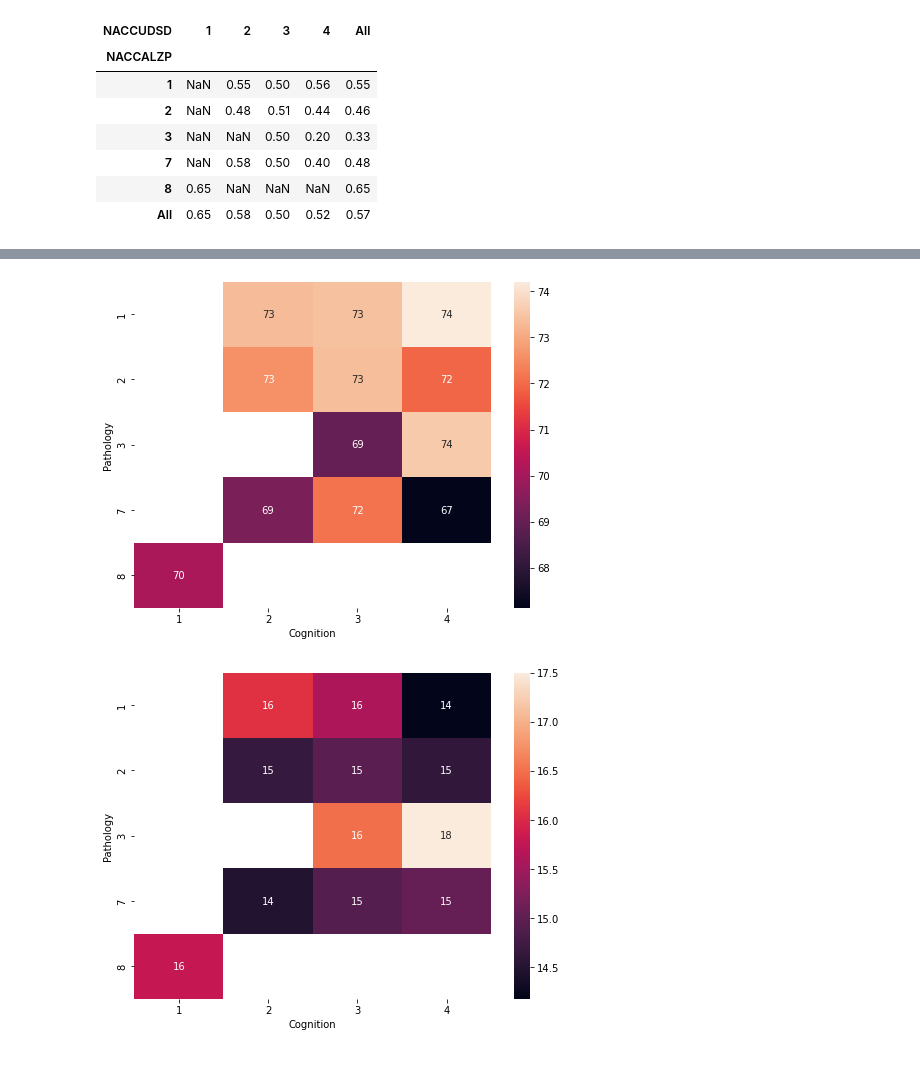
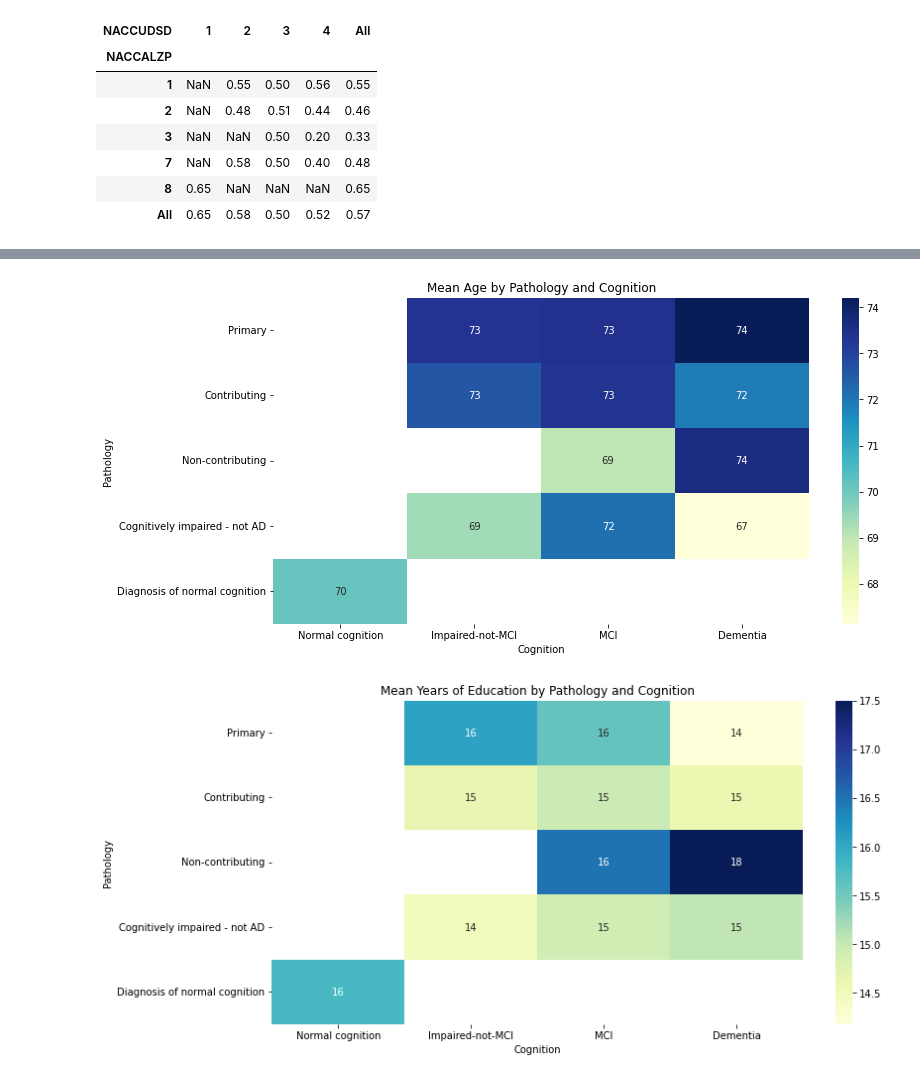
Before and after one commit to JeremyJosephLin/STA275_final_project, a Jupyter notebook: data/EDA.ipynb, the cells around one changed output, grey strips where cells are left out. Drawn from its saved outputs; the diff is of its cells as text; code cells hidden in the pictures.

```diff
--- a/data/EDA.ipynb
+++ b/data/EDA.ipynb
@@ -69,3 +87,10 @@ ALZP:
+# %%
+uds['NACCUDSD'] = pd.Categorical(uds.NACCUDSD)
+uds['NACCALZP'] = pd.Categorical(uds.NACCALZP)
+uds['UDSD_LAB'] = uds['NACCUDSD'].map({1: 'Normal cognition', 2: 'Impaired-not-MCI', 3: 'MCI', 4: 'Dementia'})
+
+uds['ALZP_LAB'] = uds['NACCALZP'].map({ 1: 'Primary', 2: 'Contributing', 3: 'Non-contributing' ,
+                                       7: 'Cognitively impaired - not AD', 8: 'Diagnosis of normal cognition'})
 # %%
 pd.crosstab( uds.NACCALZP, uds.NACCUDSD,
             #rownames=['Primary', 'Contributing', 'Non-Cont', 'Not AD', 'Normal Cog','Total'],
@@ -131,29 +171,37 @@ pd.crosstab( uds.NACCALZP, uds.NACCUDSD,
 # %%
-plt.figure(figsize=(8, 6))
+plt.figure(figsize=(12, 6))
 sns.heatmap(
-    pd.crosstab( uds.NACCALZP, uds.NACCUDSD,
+    pd.crosstab( uds.ALZP_LAB, uds.UDSD_LAB,
             colnames=['Cognition'],
             rownames=['Pathology'],
             values = uds['NACCAGE'],
             aggfunc = 'mean',
-            margins=False).round(2),
-    annot = True
+            margins=False,
+            margins_name="Total").round(2),
+    annot = True,
+    cmap="YlGnBu"
 )
+plt.title("Mean Age by Pathology and Cognition")
+plt.savefig("age_by_UDSD_ALZP", bbox_inches='tight')
 plt.show()
 # %% [output]
-[figure, old version]
+[figure, new version]
 # %%
-plt.figure(figsize=(8, 6))
+plt.figure(figsize=(12, 6))
 sns.heatmap(
-    pd.crosstab( uds.NACCALZP, uds.NACCUDSD,
+    pd.crosstab( uds.ALZP_LAB, uds.UDSD_LAB,
             colnames=['Cognition'],
             rownames=['Pathology'],
             values = uds['EDUC'],
             aggfunc = 'mean',
-            margins=False).round(2),
+            margins=False,
+            margins_name="Total").round(2),
+    cmap="YlGnBu",
     annot = True
 )
+plt.title("Mean Years of Education by Pathology and Cognition")
+plt.savefig("educ_by_UDSD_ALZP", bbox_inches='tight')
 plt.show()
 # %% [output]
-[figure, old version]
+[figure, new version]
 # %%
```
Also changed, not shown: parts of 18 cells of this notebook, 10 other files.
